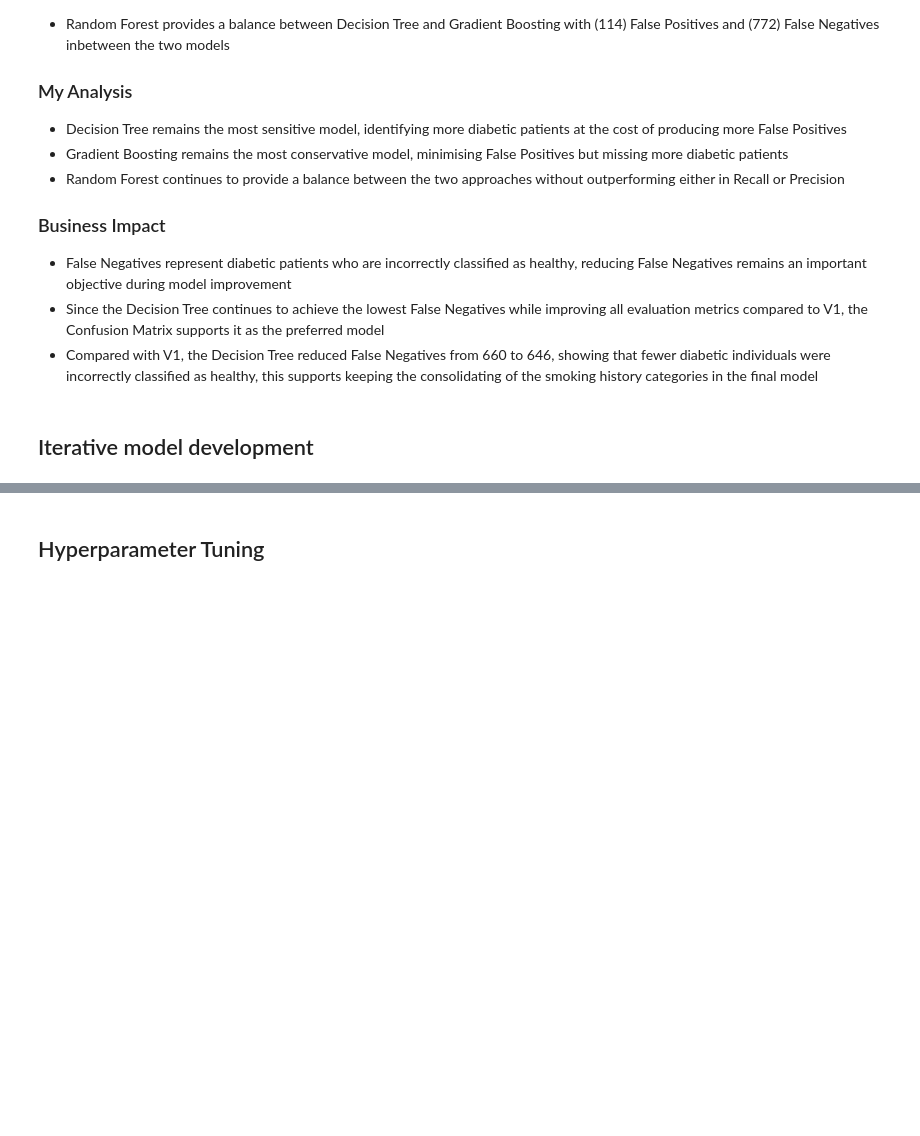
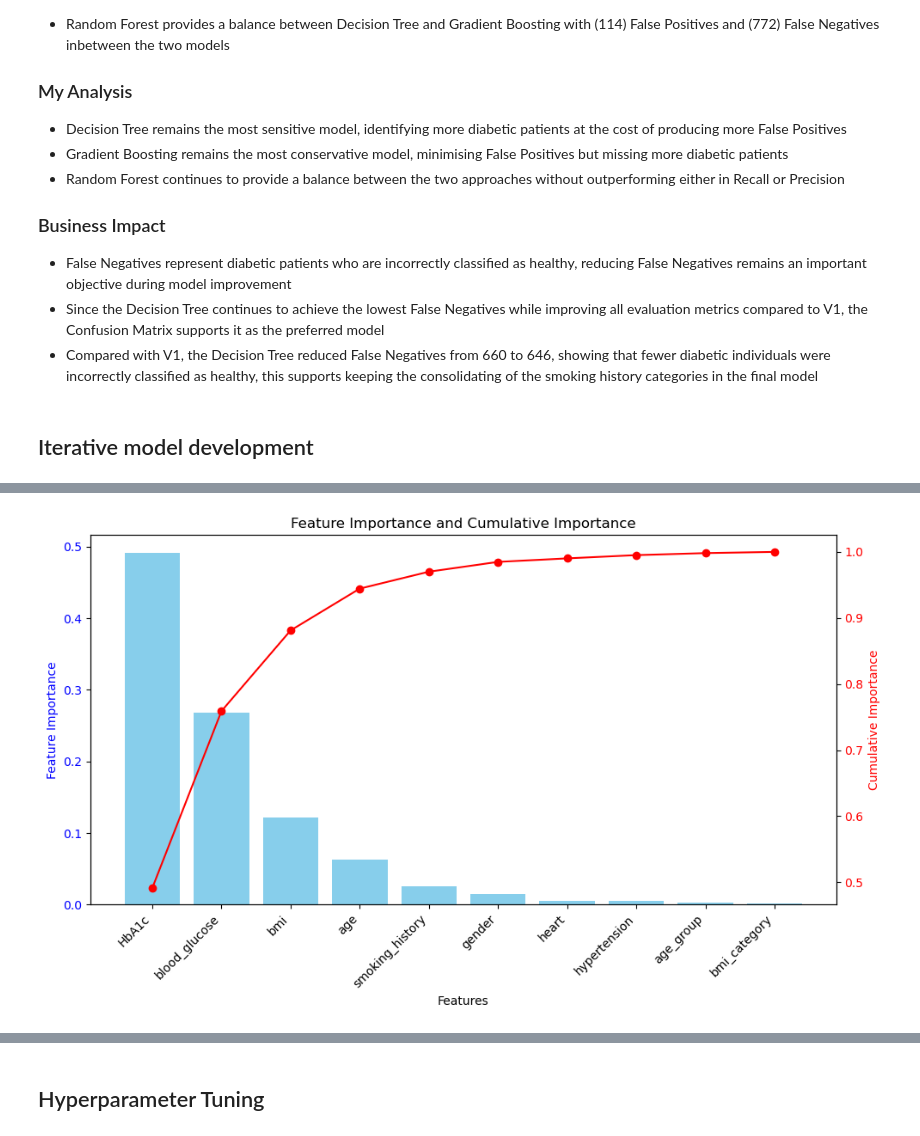
Before and after one commit to Skye171717/MLDP-Diatetes-Prediction-Project, a Jupyter notebook: MLDP Diabetes Program Codes.ipynb, the cells around one changed output, grey strips where cells are left out. Saved outputs shown, nothing was run; the diff lists cells and outputs as text; code cells hidden in the pictures; blank space fills up the shorter version.

```diff
--- a/MLDP Diabetes Program Codes.ipynb
+++ b/MLDP Diabetes Program Codes.ipynb
@@ -344,0 +372,11 @@ Name: count, dtype: int64
+# %%
+df["bmi_category"] = pd.cut(
+    df["bmi"],
+    bins=[0,18.5,25,30,100],
+    labels=[
+        "Underweight",
+        "Normal",
+        "Overweight",
+        "Obese"
+    ]
+)
@@ -353,7 +393,7 @@ Name: count, dtype: int64
 # %%
 ## One-Hot Encoding
 ## Convert categorical variables (gender and smoking_history) into binary columns so machine learning algorithms can process
-df = pd.get_dummies(df, columns=['gender','smoking_history'], drop_first=True
+df = pd.get_dummies(df, columns=['gender','smoking_history', "bmi_category", "age_group"], drop_first=True
 )
 
 ## Define Features (X) and Target (y)
@@ -545,2 +611,43 @@ plt.show()
+# %%
+## Retrieve feature importance
+df_dt_feat_impt = pd.DataFrame({
+                               'Feature': dt.feature_names_in_,
+                               'Importance': dt.feature_importances_
+                             })
+
+
+## Obtain original feature from OHE feature names
+df_dt_feat_impt['Feature'] = df_dt_feat_impt['Feature'].str.rsplit('_', n=1).str[0]
+df_dt_feat_impt = df_dt_feat_impt.groupby('Feature')['Importance'].sum().sort_values(ascending=False).reset_index()
+
+## Calculate cumulative importance
+df_dt_feat_impt['Cumulative importance'] = df_dt_feat_impt['Importance'].cumsum()
+
+df_dt_feat_impt.sort_values(
+    by="Importance",
+    ascending=False
+)
+
+## Plot feature importance and cumulative importance
+fig, ax1 = plt.subplots(figsize=(10, 6))
+
+# Bar chart for feature importance
+ax1.bar(df_dt_feat_impt['Feature'], df_dt_feat_impt['Importance'], color='skyblue')
+ax1.set_xlabel('Features')
+ax1.set_ylabel('Feature Importance', color='blue')
+ax1.tick_params(axis='y', labelcolor='blue')
+plt.xticks(rotation=45, ha="right")
+
+# Line chart for cumulative importance
+ax2 = ax1.twinx()
+ax2.plot(df_dt_feat_impt['Feature'], df_dt_feat_impt['Cumulative importance'], color='red', marker='o')
+ax2.set_ylabel('Cumulative Importance', color='red')
+ax2.tick_params(axis='y', labelcolor='red')
+
+plt.title('Feature Importance and Cumulative Importance')
+plt.tight_layout()
+plt.show()
+# %% [output]
+[figure, added]
 # %% [markdown]
 ### My Observations
```
Also changed, not shown: parts of 23 cells of this notebook.
